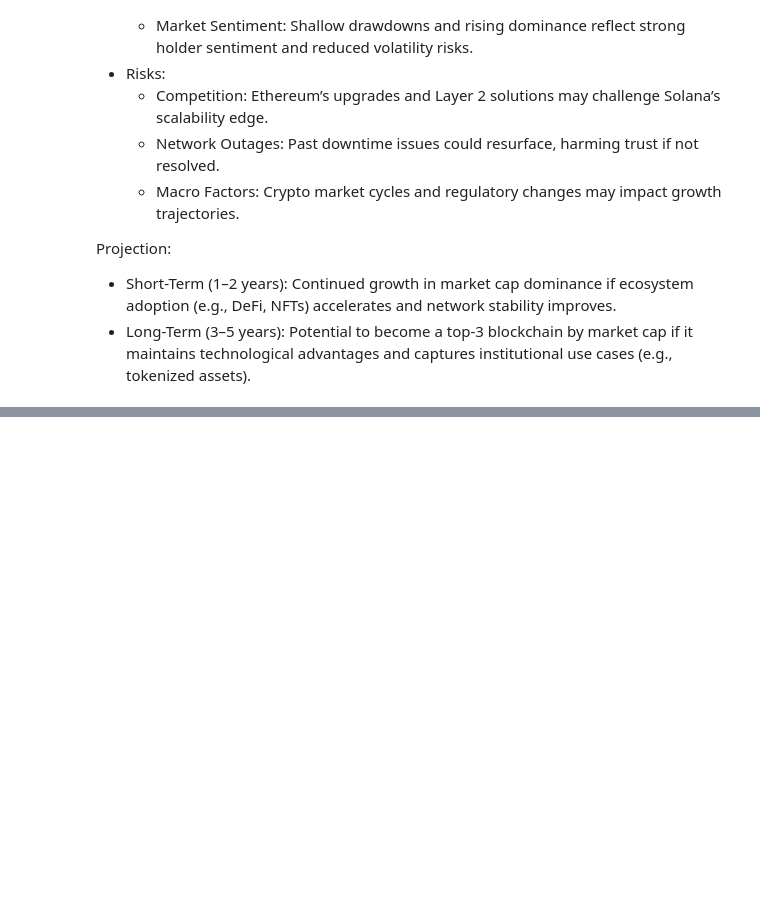
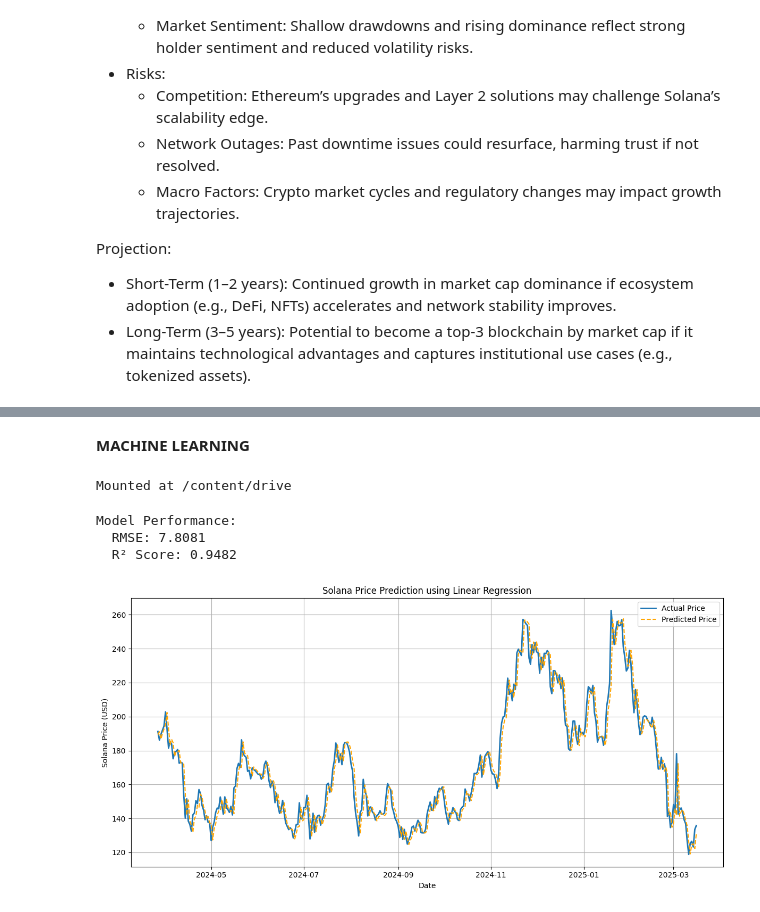
Before and after one commit to CodeAlamin2024/DSA210_PROJECT, a Jupyter notebook: DSA210_PROJECT.ipynb, the cells around one changed output, grey strips where cells are left out. Saved outputs shown, nothing was run; the diff lists cells and outputs as text; code cells hidden in the pictures; blank space fills up the shorter version.

```diff
--- a/DSA210_PROJECT.ipynb
+++ b/DSA210_PROJECT.ipynb
@@ -206,0 +285,69 @@ Projection:
+# %% [markdown]
+**MACHINE LEARNING**
+# %%
+from google.colab import drive
+drive.mount('/content/drive')
+# %% [output]
+Mounted at /content/drive
+# %%
+import pandas as pd
+import numpy as np
+import matplotlib.pyplot as plt
+from sklearn.linear_model import LinearRegression
+from sklearn.metrics import mean_squared_error, r2_score
+
+df = pd.read_csv("/content/drive/MyDrive/solana_price_data_cleaned.csv")
+
+#Convert DATE column to datetime and sort by date
+df["DATE"] = pd.to_datetime(df["DATE"])
+df = df.sort_values("DATE").reset_index(drop=True)
+
+# Create Features
+df["Return"] = df["PRICE"].pct_change()
+df["Lag_1"] = df["PRICE"].shift(1)                     # Previous day's price
+df["MA_7"] = df["PRICE"].rolling(window=7).mean()      # 7-day moving average
+df["MA_30"] = df["PRICE"].rolling(window=30).mean()    # 30-day moving average
+
+# Drop rows with NaN values caused by lagging and rolling
+df.dropna(inplace=True)
+
+# Define Features and Target
+features = ["Lag_1", "MA_7", "MA_30"]
+X = df[features]
+y = df["PRICE"]
+
+# Time-based train/test split (80% train, 20% test)
+split_index = int(len(df) * 0.8)
+X_train, X_test = X.iloc[:split_index], X.iloc[split_index:]
+y_train, y_test = y.iloc[:split_index], y.iloc[split_index:]
+date_test = df["DATE"].iloc[split_index:]
+
+# Train Linear Regression Model
+model = LinearRegression()
+model.fit(X_train, y_train)
+
+# Make Predictions and Evaluate
+y_pred = model.predict(X_test)
+rmse = np.sqrt(mean_squared_error(y_test, y_pred))
+r2 = r2_score(y_test, y_pred)
+
+print(f"\nModel Performance:")
+print(f"  RMSE: {rmse:.4f}")
+print(f"  R² Score: {r2:.4f}")
+
+# Visualization
+plt.figure(figsize=(12, 6))
+plt.plot(date_test, y_test.values, label="Actual Price", linewidth=2)
+plt.plot(date_test, y_pred, label="Predicted Price", linestyle="--", color="orange")
+plt.xlabel("Date")
+plt.ylabel("Solana Price (USD)")
+plt.title("Solana Price Prediction using Linear Regression")
+plt.legend()
+plt.grid(True)
+plt.tight_layout()
+plt.show()
+# %% [output]
+Model Performance:
+  RMSE: 7.8081
+  R² Score: 0.9482
+[figure, added]
```
Also changed, not shown: parts of 9 cells of this notebook.
